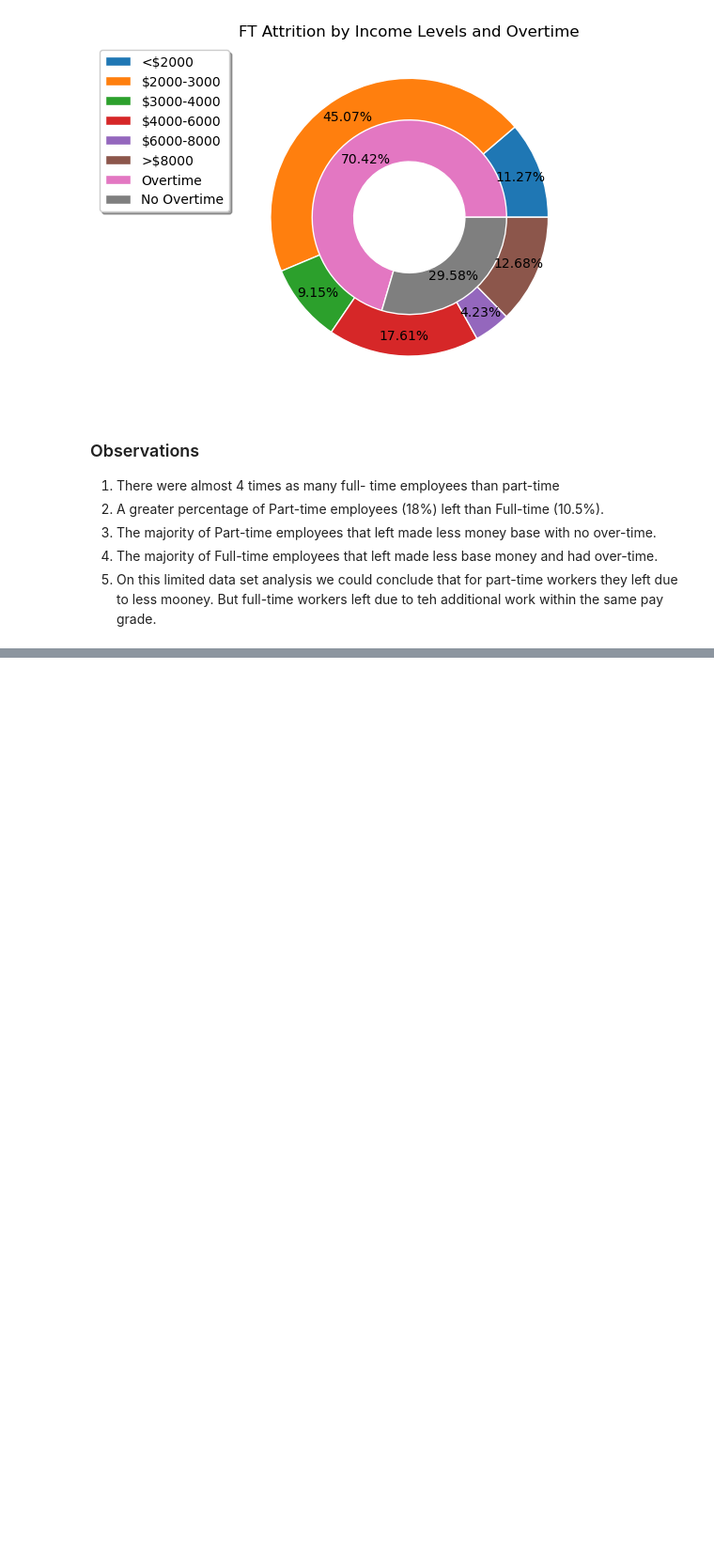
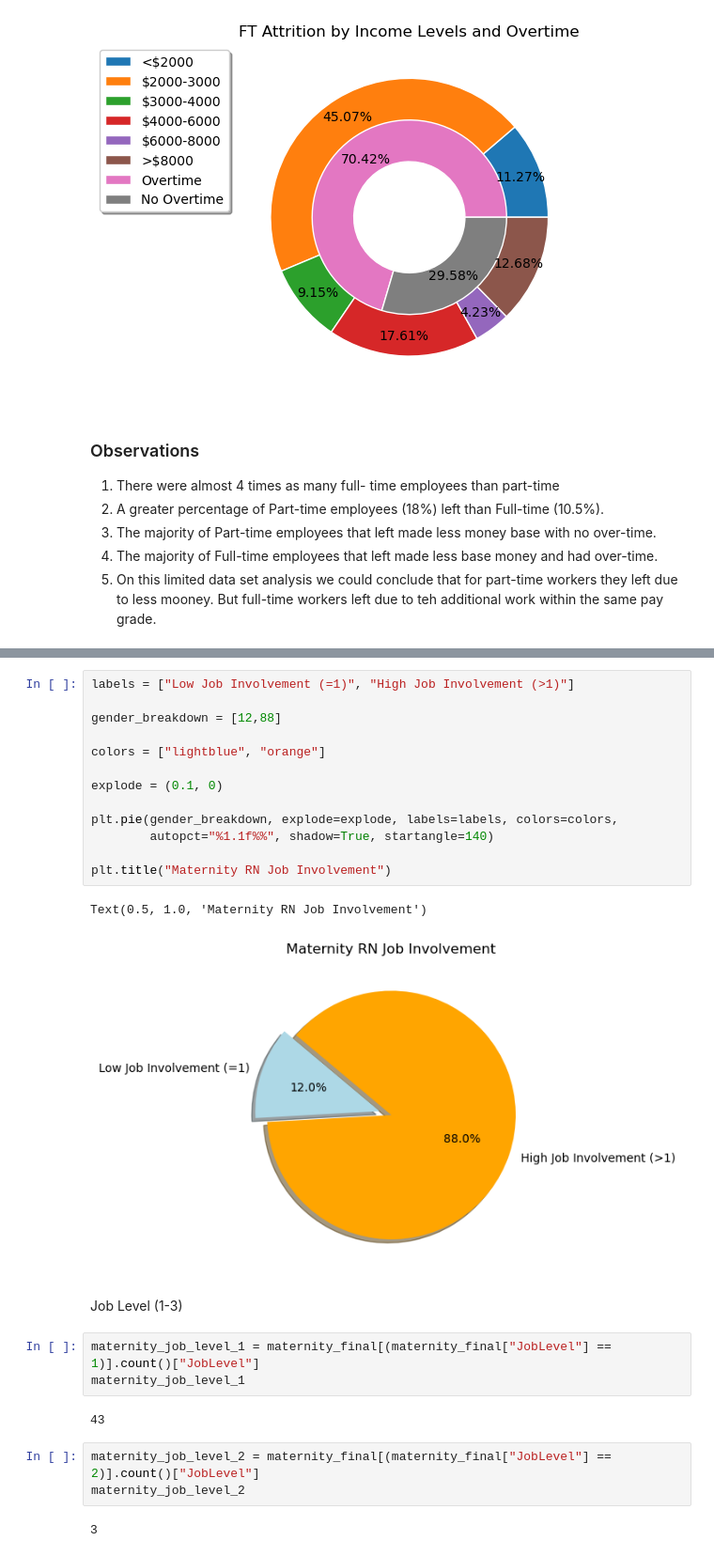
Before and after one commit to raamnath025/Project-1, a Jupyter notebook: RN Attrition.ipynb, the cells around one changed output, grey strips where cells are left out. Shown at 94% size. Saved outputs shown, nothing was run; the diff lists cells and outputs as text; blank space fills up the shorter version.

```diff
--- a/RN Attrition.ipynb
+++ b/RN Attrition.ipynb
@@ -1380,0 +1547,28 @@ plt.savefig("FT Attrition by Income Levels and Overtime")
+# %%
+labels = ["Low Job Involvement (=1)", "High Job Involvement (>1)"]
+
+gender_breakdown = [12,88]
+
+colors = ["lightblue", "orange"]
+
+explode = (0.1, 0)
+
+plt.pie(gender_breakdown, explode=explode, labels=labels, colors=colors,
+        autopct="%1.1f%%", shadow=True, startangle=140)
+
+plt.title("Maternity RN Job Involvement")
+# %% [output]
+Text(0.5, 1.0, 'Maternity RN Job Involvement')
+[figure, added]
+# %% [markdown]
+Job Level (1-3)
+# %%
+maternity_job_level_1 = maternity_final[(maternity_final["JobLevel"] == 1)].count()["JobLevel"]
+maternity_job_level_1
+# %% [output]
+43
+# %%
+maternity_job_level_2 = maternity_final[(maternity_final["JobLevel"] == 2)].count()["JobLevel"]
+maternity_job_level_2
+# %% [output]
+3
```
Also changed, not shown: parts of 110 cells of this notebook.
